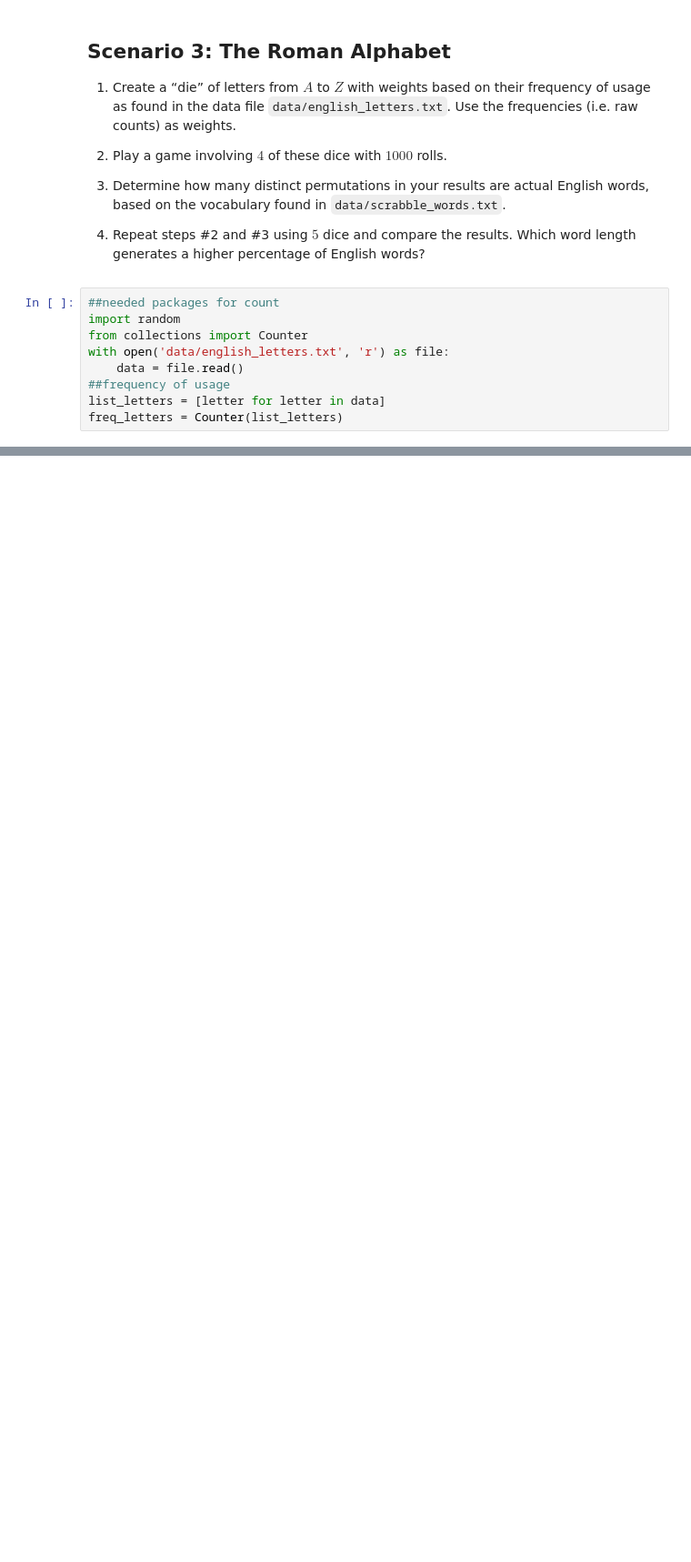
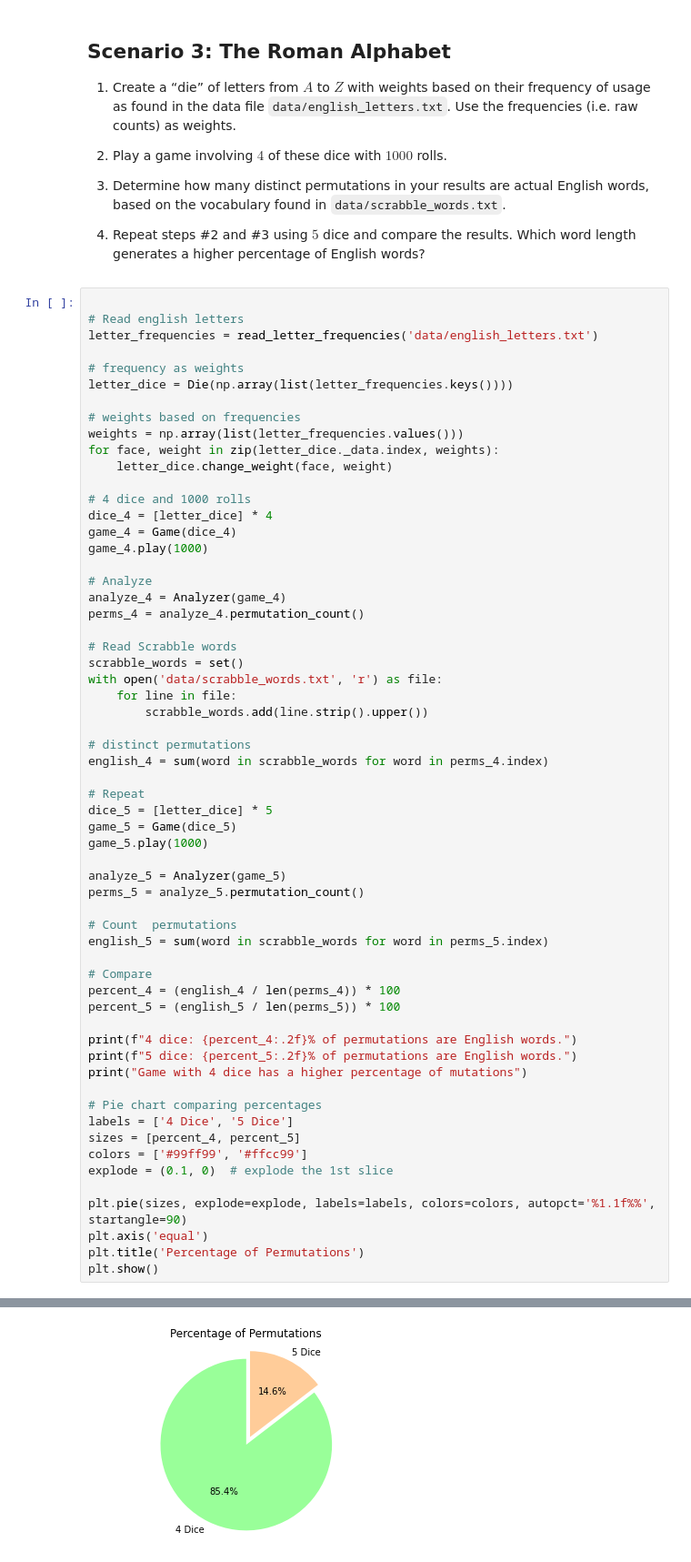
Before and after one commit to atferentinos/kzk8qq_ds5100_montecarlo, a Jupyter notebook: montecarlo_demo.ipynb, the cells around one changed output, grey strips where cells are left out. Shown at 91% size. Cells and saved outputs as stored; diff of their text form; blank space fills up the shorter version.

```diff
--- a/montecarlo_demo.ipynb
+++ b/montecarlo_demo.ipynb
@@ -172,12 +173,64 @@ plt.show()
 
 4.  Repeat steps #2 and #3 using $5$ dice and compare the results. Which
     word length generates a higher percentage of English words?
-# %%
-##needed packages for count
-import random
-from collections import Counter
-with open('data/english_letters.txt', 'r') as file:
-    data = file.read()
-##frequency of usage
-list_letters = [letter for letter in data]
-freq_letters = Counter(list_letters)
+# %%
+
+# Read english letters
+letter_frequencies = read_letter_frequencies('data/english_letters.txt')
+
+# frequency as weights
+letter_dice = Die(np.array(list(letter_frequencies.keys())))
+
+# weights based on frequencies
+weights = np.array(list(letter_frequencies.values()))
+for face, weight in zip(letter_dice._data.index, weights):
+    letter_dice.change_weight(face, weight)
+
+# 4 dice and 1000 rolls
+dice_4 = [letter_dice] * 4
+game_4 = Game(dice_4)
+game_4.play(1000)
+
+# Analyze
+analyze_4 = Analyzer(game_4)
+perms_4 = analyze_4.permutation_count()
+
+# Read Scrabble words
+scrabble_words = set()
+with open('data/scrabble_words.txt', 'r') as file:
+    for line in file:
+        scrabble_words.add(line.strip().upper())
+
+# distinct permutations
+english_4 = sum(word in scrabble_words for word in perms_4.index)
+
+# Repeat
+dice_5 = [letter_dice] * 5
+game_5 = Game(dice_5)
+game_5.play(1000)
+
+analyze_5 = Analyzer(game_5)
+perms_5 = analyze_5.permutation_count()
+
+# Count  permutations
+english_5 = sum(word in scrabble_words for word in perms_5.index)
+
+# Compare
+percent_4 = (english_4 / len(perms_4)) * 100
+percent_5 = (english_5 / len(perms_5)) * 100
+
+print(f"4 dice: {percent_4:.2f}% of permutations are English words.")
+print(f"5 dice: {percent_5:.2f}% of permutations are English words.")
+print("Game with 4 dice has a higher percentage of mutations")
+
+# Pie chart comparing percentages
+labels = ['4 Dice', '5 Dice']
+sizes = [percent_4, percent_5]
+colors = ['#99ff99', '#ffcc99']
+explode = (0.1, 0)  # explode the 1st slice
+
+plt.pie(sizes, explode=explode, labels=labels, colors=colors, autopct='%1.1f%%', startangle=90)
+plt.axis('equal')
+plt.title('Percentage of Permutations')
+plt.show()
+# %% [output]
@@ -183,0 +240 @@ freq_letters = Counter(list_letters)
+[figure, added]
```
Also changed, not shown: parts of 3 cells of this notebook.
